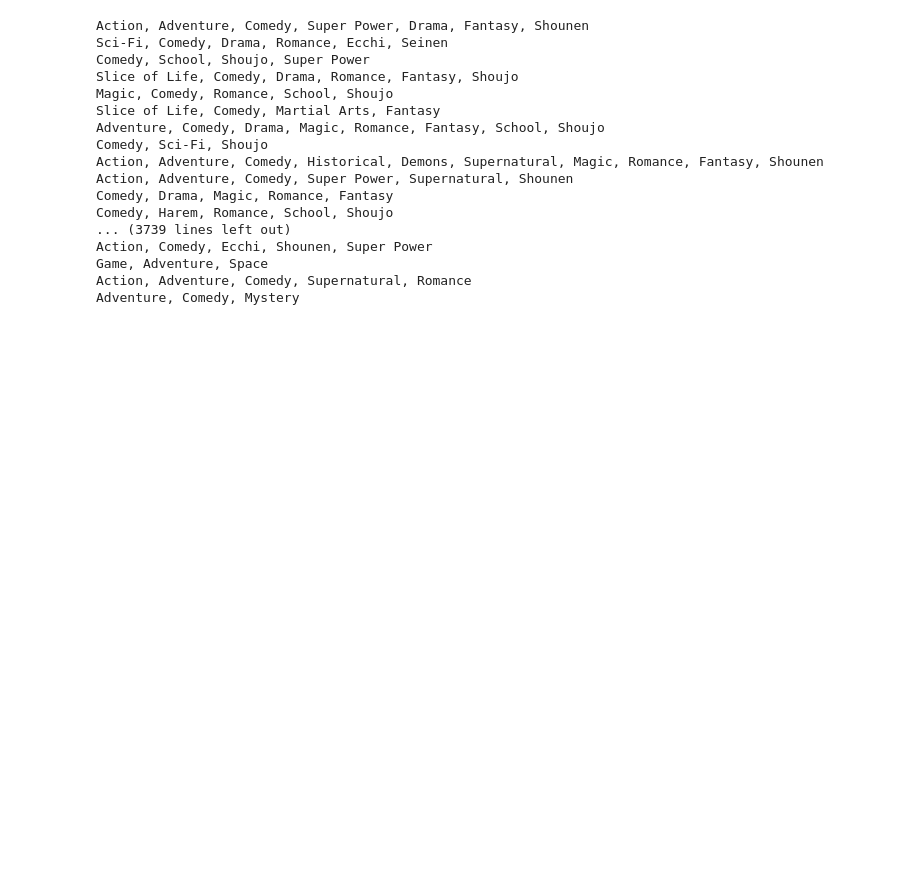
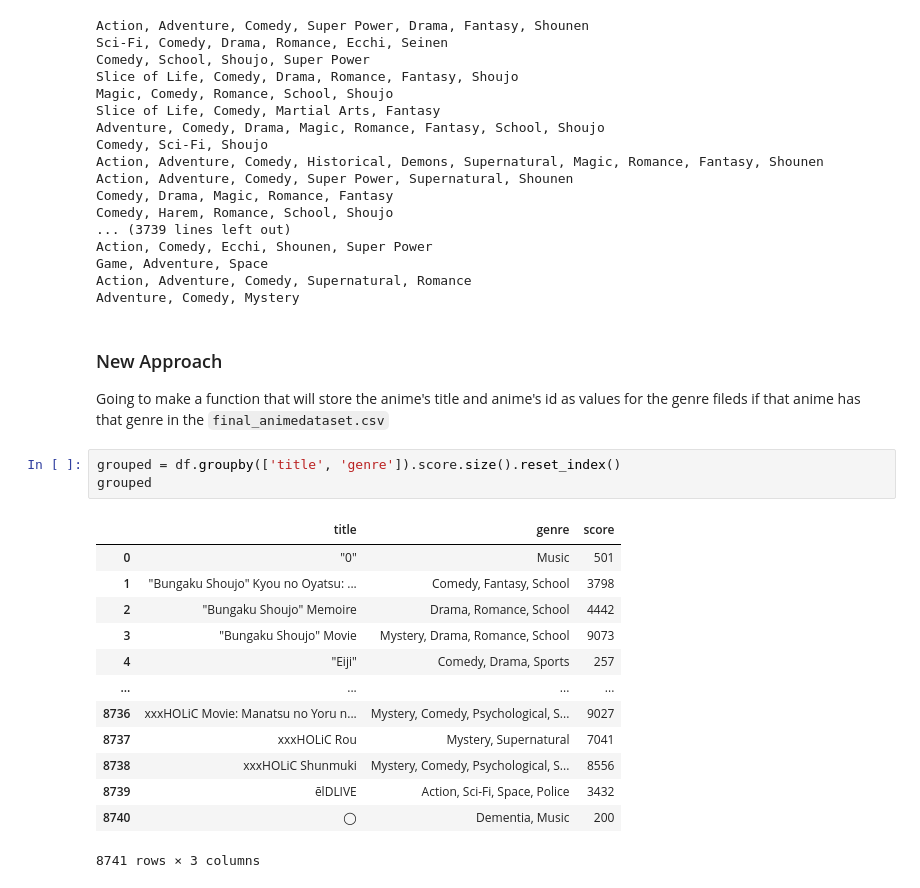
Before and after one commit to imirransom7/Anime-Recommendation-App, a Jupyter notebook: genre_transformation.ipynb, the cells around one changed output. Drawn from its saved outputs; the diff is of its cells as text; blank space fills up the shorter version.

```diff
--- a/genre_transformation.ipynb
+++ b/genre_transformation.ipynb
@@ -81,3 +77,23 @@ Action, Comedy, Ecchi, Shounen, Super Power
 Game, Adventure, Space
 Action, Adventure, Comedy, Supernatural, Romance
 Adventure, Comedy, Mystery
+# %% [markdown]
+### New Approach
+Going to make a function that will store the anime's title and anime's id as values for the genre fileds if that anime has that genre in the `final_animedataset.csv`
+# %%
+grouped = df.groupby(['title', 'genre']).score.size().reset_index()
+grouped
+# %% [output]
+|  | title | genre | score |
+| 0 | "0" | Music | 501 |
+| 1 | "Bungaku Shoujo" Kyou no Oyatsu: ... | Comedy, Fantasy, School | 3798 |
+| 2 | "Bungaku Shoujo" Memoire | Drama, Romance, School | 4442 |
+| 3 | "Bungaku Shoujo" Movie | Mystery, Drama, Romance, School | 9073 |
+| 4 | "Eiji" | Comedy, Drama, Sports | 257 |
+| ... | ... | ... | ... |
+| 8736 | xxxHOLiC Movie: Manatsu no Yoru n... | Mystery, Comedy, Psychological, S... | 9027 |
+| 8737 | xxxHOLiC Rou | Mystery, Supernatural | 7041 |
+| 8738 | xxxHOLiC Shunmuki | Mystery, Comedy, Psychological, S... | 8556 |
+| 8739 | ēlDLIVE | Action, Sci-Fi, Space, Police | 3432 |
+| 8740 | ◯ | Dementia, Music | 200 |
+8741 rows × 3 columns
```
Also changed, not shown: parts of 8 cells of this notebook, 1 other file.
